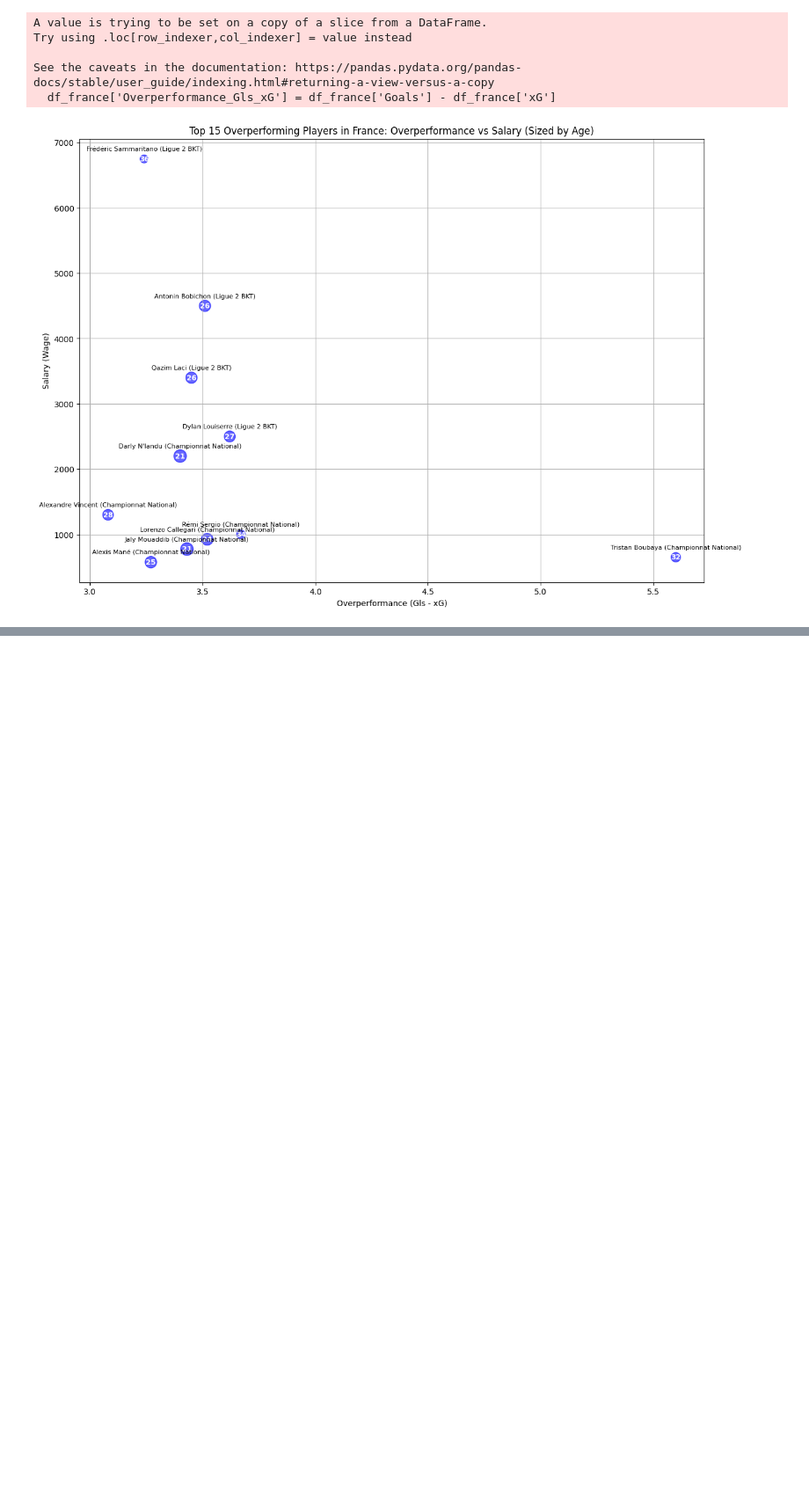
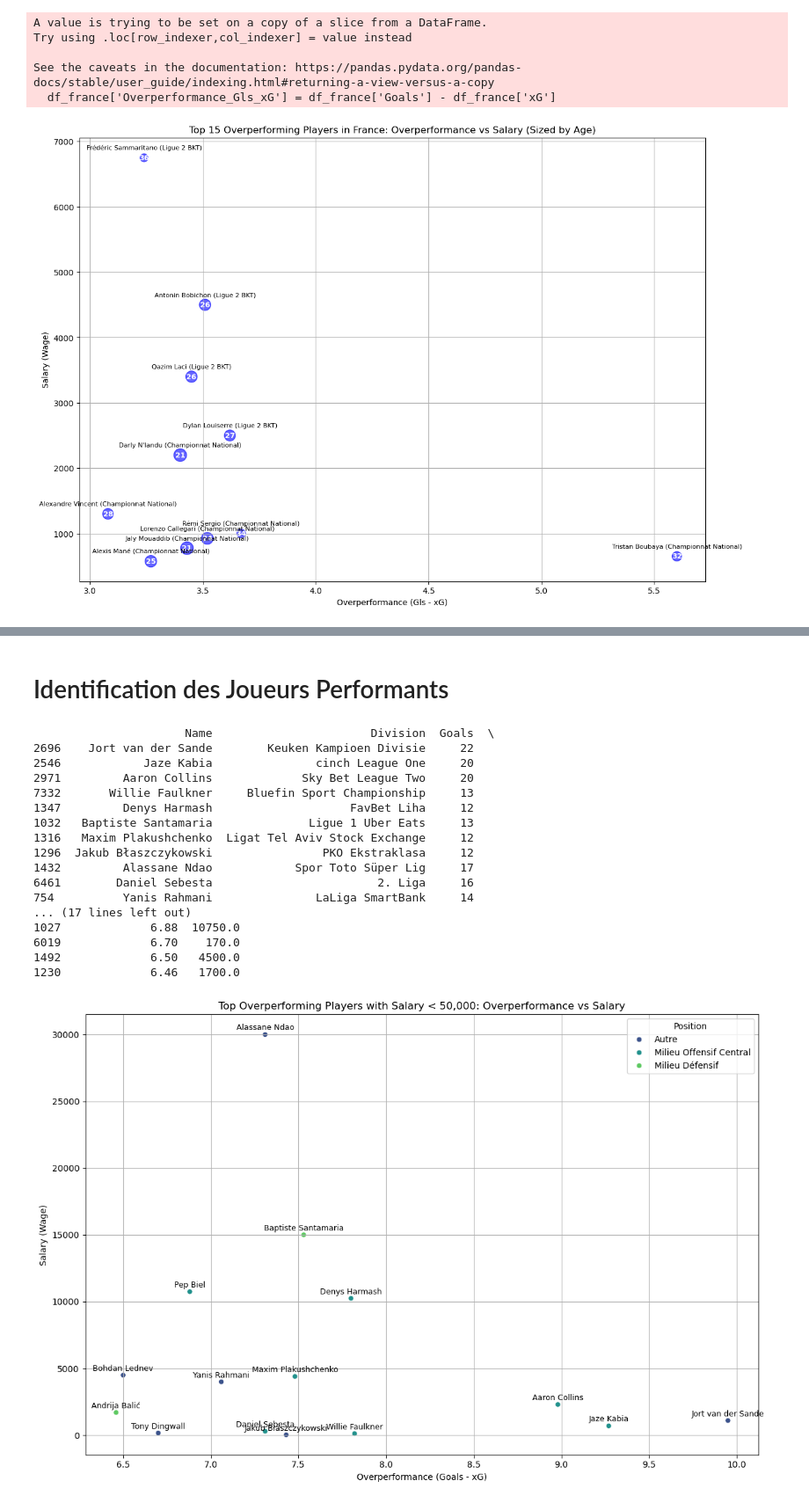
Before and after one commit to bbmt0/fm22_moneyball, a Jupyter notebook: notebooks/01_exploration_data.ipynb, the cells around one changed output, grey strips where cells are left out. Shown at 88% size. Cells and saved outputs as stored; diff of their text form; code cells hidden in the pictures; blank space fills up the shorter version.

```diff
--- a/notebooks/01_exploration_data.ipynb
+++ b/notebooks/01_exploration_data.ipynb
@@ -75,0 +155,68 @@ See the caveats in the documentation: https://pandas.pydata.org/pandas-docs/stab
+# %% [markdown]
+# Identification des Joueurs Performants
+# %%
+# Calculer la différence entre les buts marqués et les xG
+df_filtered_xG = df.copy()  # Utiliser copy() pour éviter les modifications sur l'original
+
+df_filtered_xG['Difference_Gls_xG'] = df_filtered_xG['Goals'] - df_filtered_xG['xG']
+
+# Filtrer pour les joueurs où la différence est inférieure ou égale à 50% des buts marqués
+df_filtered_xG_realistic = df_filtered_xG[df_filtered_xG['Difference_Gls_xG'] <= 0.7 * df_filtered_xG['Goals']]
+
+# Filtrer les joueurs avec un salaire inférieur à 50 000
+df_filtered_xG_realistic = df_filtered_xG_realistic[df_filtered_xG_realistic['Wage'] < 50000]
+
+# Identifier les joueurs surperformants après ce filtrage
+df_filtered_xG_realistic['Overperf_Gls_xG'] = df_filtered_xG_realistic['Goals'] - df_filtered_xG_realistic['xG']
+top_overperformers_realistic = df_filtered_xG_realistic.nlargest(15, 'Overperf_Gls_xG')
+
+# Afficher les résultats
+print(top_overperformers_realistic[['Name', 'Division', 'Goals', 'Overperf_Gls_xG', 'Wage']])
+
+# Créer le graphique
+plt.figure(figsize=(12, 8))
+sns.scatterplot(x='Overperf_Gls_xG', y='Wage', hue='Position_Categorized', data=top_overperformers_realistic, palette='viridis')
+
+# Ajouter les noms des joueurs
+for i in range(len(top_overperformers_realistic)):
+    player_name = top_overperformers_realistic.iloc[i]['Name']
+    overperformance = top_overperformers_realistic.iloc[i]['Overperf_Gls_xG']
+    wage = top_overperformers_realistic.iloc[i]['Wage']
+
+    plt.annotate(
+        player_name,
+        (overperformance, wage),
+        textcoords="offset points",
+        xytext=(0,5),
+        ha='center',
+        fontsize=9,
+        color='black'
+    )
+
+# Personnaliser le graphique
+plt.title('Top Overperforming Players with Salary < 50,000: Overperformance vs Salary')
+plt.xlabel('Overperformance (Goals - xG)')
+plt.ylabel('Salary (Wage)')
+plt.legend(title='Position')
+plt.grid(True)
+plt.tight_layout()
+plt.show()
+# %% [output]
+                      Name                       Division  Goals  \
+2696    Jort van der Sande        Keuken Kampioen Divisie     22
+2546            Jaze Kabia               cinch League One     20
+2971         Aaron Collins             Sky Bet League Two     20
+7332       Willie Faulkner     Bluefin Sport Championship     13
+1347         Denys Harmash                    FavBet Liha     12
+1032   Baptiste Santamaria              Ligue 1 Uber Eats     13
+1316   Maxim Plakushchenko  Ligat Tel Aviv Stock Exchange     12
+1296  Jakub Błaszczykowski                PKO Ekstraklasa     12
+1432         Alassane Ndao            Spor Toto Süper Lig     17
+6461        Daniel Sebesta                        2. Liga     16
+754          Yanis Rahmani               LaLiga SmartBank     14
+... (17 lines left out)
+1027             6.88  10750.0
+6019             6.70    170.0
+1492             6.50   4500.0
+1230             6.46   1700.0
+[figure, added]
```
Also changed, not shown: parts of 14 cells of this notebook.
